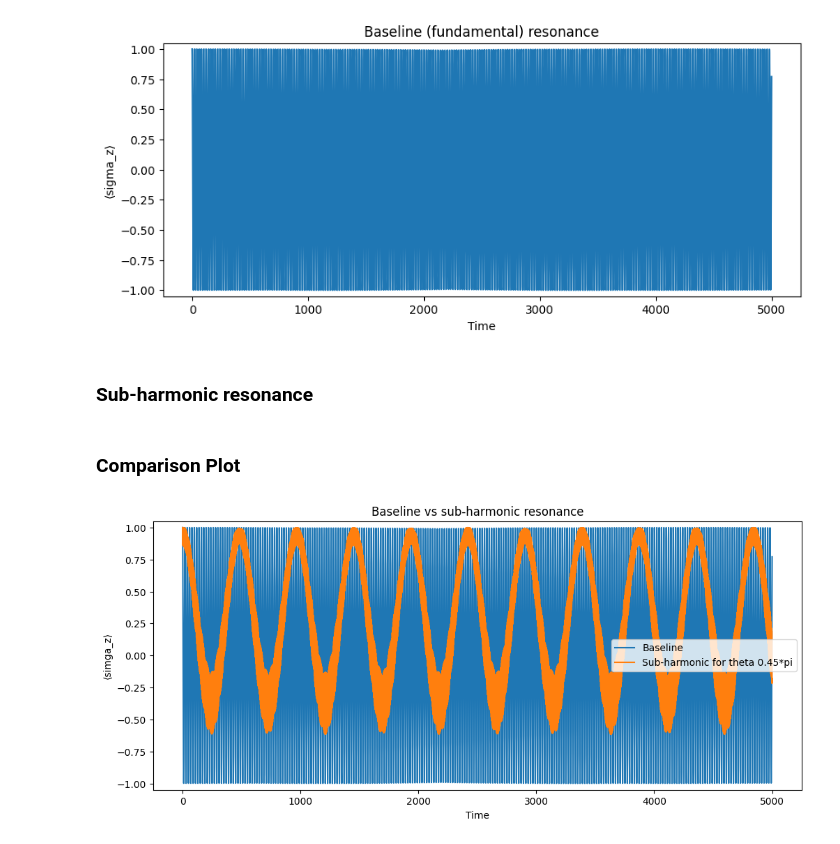
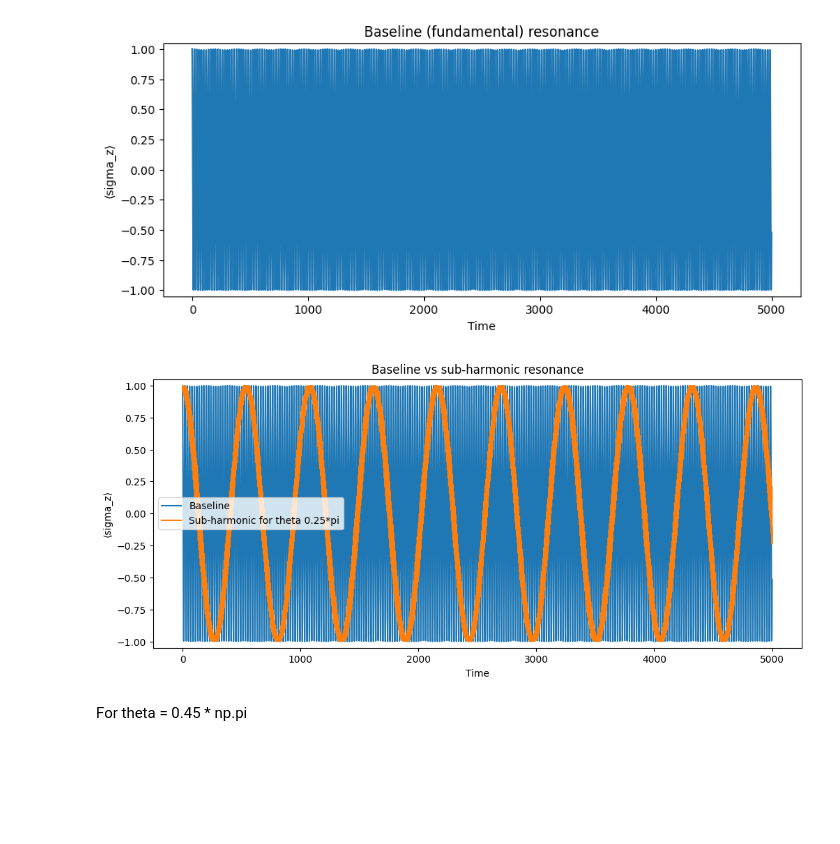
Before and after one commit to lchladek/subharmonic-resonances, a Jupyter notebook: baseline.ipynb, the cells around one changed output. Saved outputs shown, nothing was run; the diff lists cells and outputs as text; code cells hidden in the pictures; blank space fills up the shorter version.

Commit message:
More theta options for non-transversal

```diff
--- a/baseline.ipynb
+++ b/baseline.ipynb
@@ -137,7 +145,7 @@ plt.show()
 omega_0 = np.pi
 omega_d = omega_0
 
-theta = 0.45 * np.pi      # tilted drive
+theta = 0.25 * np.pi
 rabi  = 0.05 * np.pi / np.sin(theta)
 
 _, _, sz_baseline_2 = qubit_integrate_labframe(
@@ -154,30 +162,28 @@ plt.ylim(-1.05, 1.05)
 plt.show()
 # %% [output]
 [figure]
-# %% [markdown]
-### Sub-harmonic resonance
 # %%
-theta = 0.45 * np.pi      # tilted drive
+theta = 0.25 * np.pi
 rabi  = 0.05 * np.pi / np.sin(theta)
-omega_d = 1.0 * np.pi * 0.508
+omega_d = 1.0 * np.pi * 0.3371
 
 _, _, sz_sub_3_2 = qubit_integrate_labframe(
 omega_0, omega_d, rabi, theta,
 psi0, solver, g1, g2
 )
-# %% [markdown]
-### Comparison Plot
 # %%
 plt.figure(figsize=(12,5))
 plt.plot(tlist, sz_baseline_2, label="Baseline")
-plt.plot(tlist, sz_sub_3_2, label="Sub-harmonic for theta 0.45*pi")
+plt.plot(tlist, sz_sub_3_2, label="Sub-harmonic for theta 0.25*pi")
 
 
 plt.xlabel("Time")
-plt.ylabel("⟨simga_z⟩")
+plt.ylabel("⟨sigma_z⟩")
 plt.ylim(-1.05, 1.05)
 plt.legend()
 plt.title("Baseline vs sub-harmonic resonance")
 plt.show()
 # %% [output]
-[figure, old version]
+[figure, new version]
+# %% [markdown]
+For theta = 0.45 * np.pi
```
Also changed, not shown: parts of 20 cells of this notebook.
